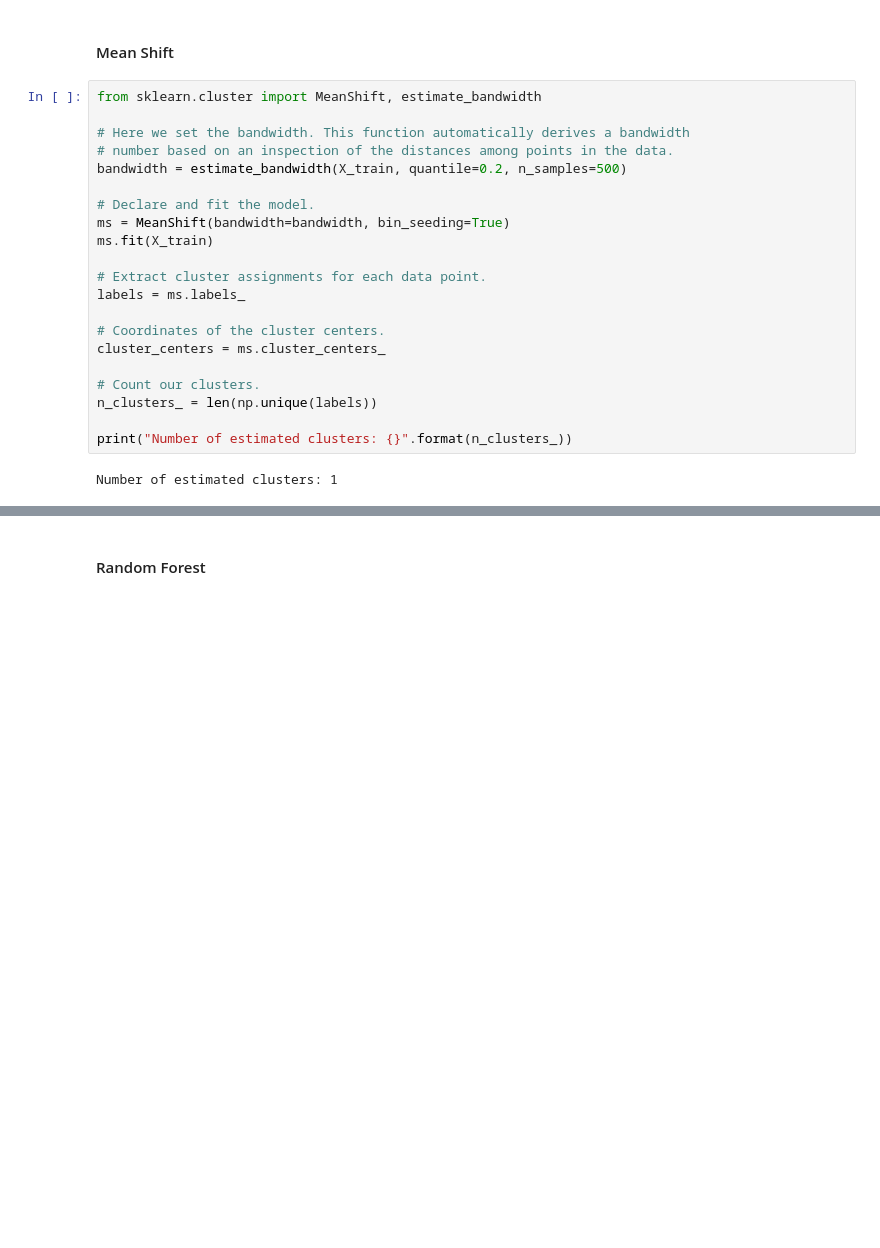
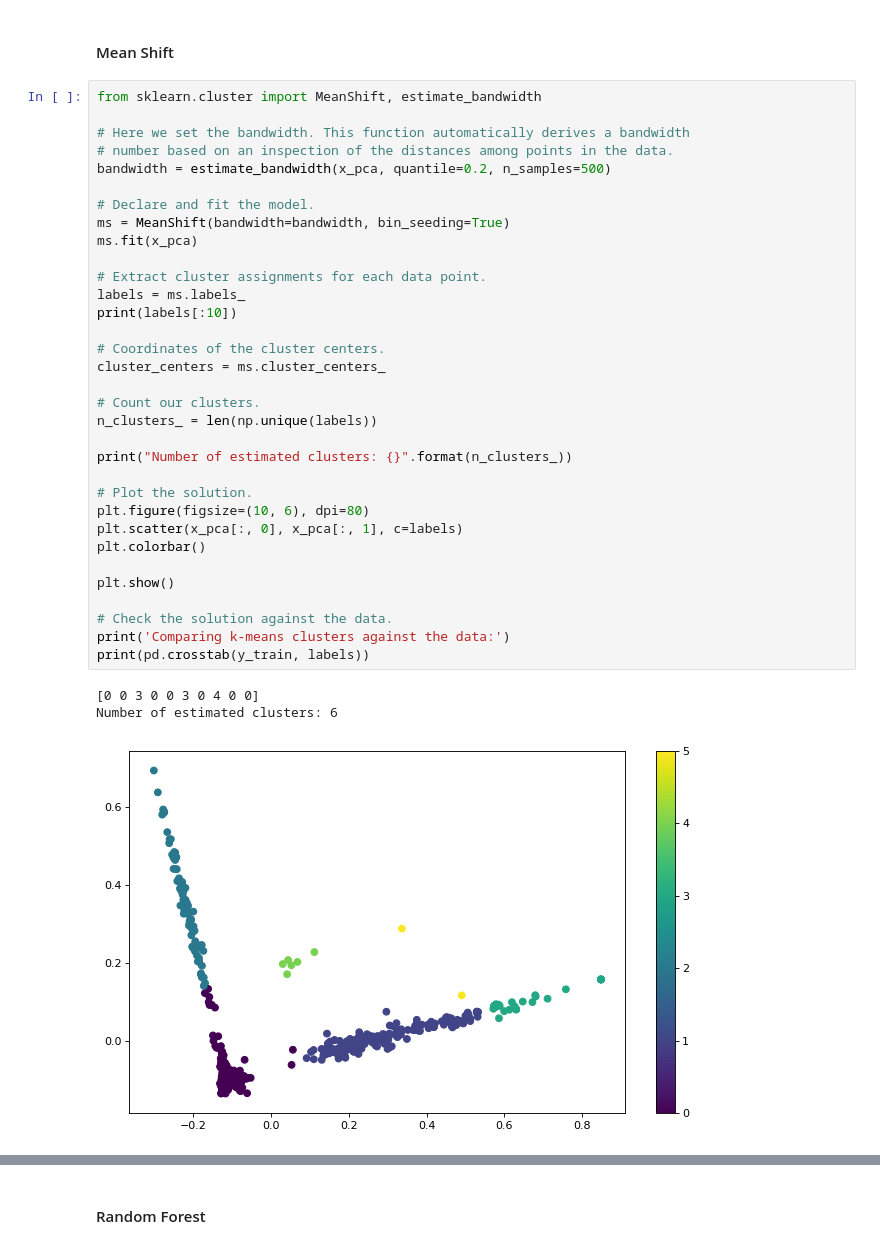
Before and after one commit to etterfred/Thinkful, a Jupyter notebook: Unsupervised_Capstone.ipynb, the cells around one changed output, grey strips where cells are left out. Saved outputs shown, nothing was run; the diff lists cells and outputs as text; blank space fills up the shorter version.

```diff
--- a/Unsupervised_Capstone.ipynb
+++ b/Unsupervised_Capstone.ipynb
@@ -425,23 +455,37 @@ text_source
 # %%
 from sklearn.cluster import MeanShift, estimate_bandwidth
 
 # Here we set the bandwidth. This function automatically derives a bandwidth
 # number based on an inspection of the distances among points in the data.
-bandwidth = estimate_bandwidth(X_train, quantile=0.2, n_samples=500)
+bandwidth = estimate_bandwidth(x_pca, quantile=0.2, n_samples=500)
 
 # Declare and fit the model.
 ms = MeanShift(bandwidth=bandwidth, bin_seeding=True)
-ms.fit(X_train)
+ms.fit(x_pca)
 
 # Extract cluster assignments for each data point.
 labels = ms.labels_
+print(labels[:10])
 
 # Coordinates of the cluster centers.
 cluster_centers = ms.cluster_centers_
 
 # Count our clusters.
 n_clusters_ = len(np.unique(labels))
 
 print("Number of estimated clusters: {}".format(n_clusters_))
+
+# Plot the solution.
+plt.figure(figsize=(10, 6), dpi=80)
+plt.scatter(x_pca[:, 0], x_pca[:, 1], c=labels)
+plt.colorbar()
+
+plt.show()
+
+# Check the solution against the data.
+print('Comparing k-means clusters against the data:')
+print(pd.crosstab(y_train, labels))
 # %% [output]
-Number of estimated clusters: 1
+[0 0 3 0 0 3 0 4 0 0]
+Number of estimated clusters: 6
+[figure, added]
```
Also changed, not shown: parts of 31 cells of this notebook.
